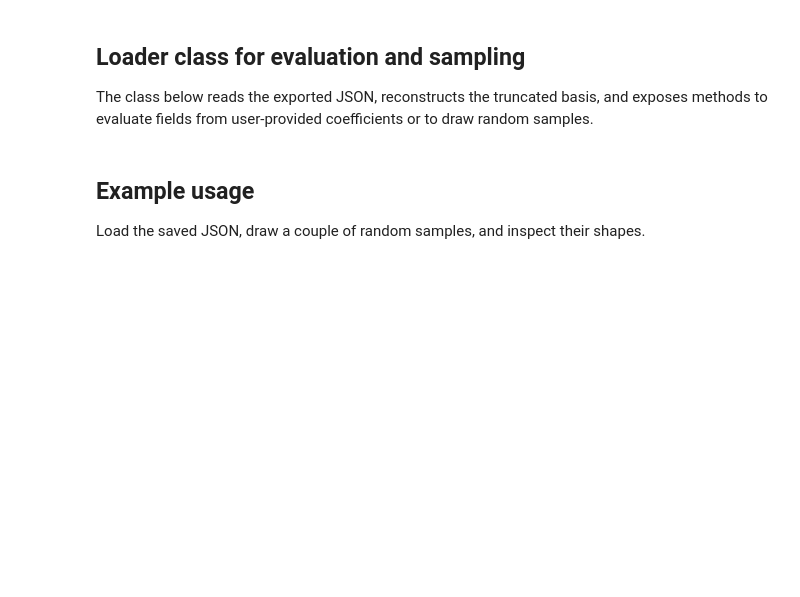
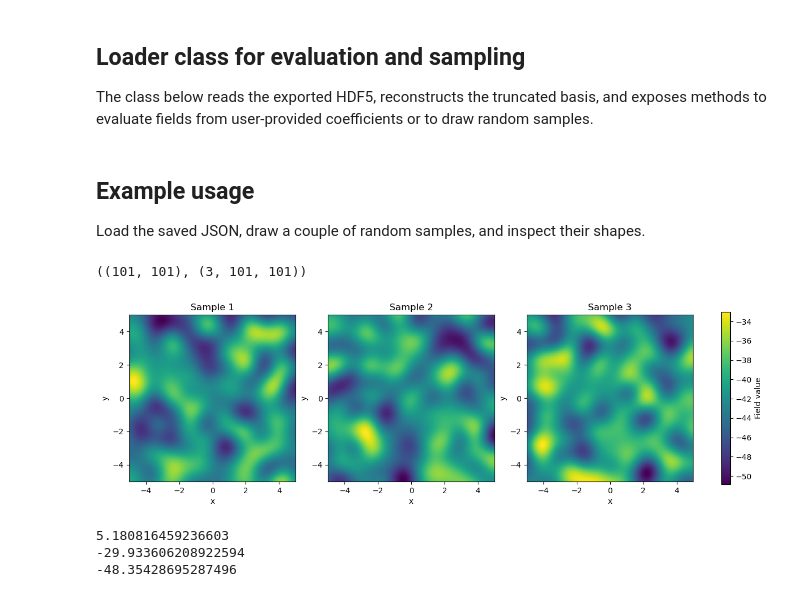
Before and after one commit to Beremi/KL_decomposition, a Jupyter notebook: square_exponential_decomposition.ipynb, the cells around one changed output. Cells and saved outputs as stored; diff of their text form; code cells hidden in the pictures; blank space fills up the shorter version.

```diff
--- a/square_exponential_decomposition.ipynb
+++ b/square_exponential_decomposition.ipynb
@@ -99,7 +156,7 @@ out_path
 # %% [markdown]
 
 ## Loader class for evaluation and sampling
-The class below reads the exported JSON, reconstructs the truncated basis, and exposes methods to evaluate fields from user-provided coefficients or to draw random samples.
+The class below reads the exported HDF5, reconstructs the truncated basis, and exposes methods to evaluate fields from user-provided coefficients or to draw random samples.
 # %%
 
 class SquareExponentialField:
@@ -116,17 +173,14 @@ class SquareExponentialField:
         self.grid_shape = (len(self.grid_x), len(self.grid_y))
 
     @classmethod
-    def from_json(cls, path):
-        with Path(path).open() as f:
-            data = json.load(f)
-        eigenvectors = np.asarray(data["eigenvectors"], dtype=float)
-        return cls(
-            mean=data["mean"],
-            eigenvalues=data["eigenvalues"],
-            eigenvectors=eigenvectors,
-            grid_x=data["grid_x"],
-            grid_y=data["grid_y"],
-        )
+    def from_hdf5(cls, path):
+        with h5py.File(path, "r") as f:
+            mean = f.attrs["mean"]
+            eigenvalues = f["eigenvalues"][:]
+            eigenvectors = f["eigenvectors"][:]
+            grid_x = f["grid_x"][:]
+            grid_y = f["grid_y"][:]
+        return cls(mean=mean, eigenvalues=eigenvalues, eigenvectors=eigenvectors, grid_x=grid_x, grid_y=grid_y)
 
     def evaluate(self, coefficients=None):
         """Evaluate the truncated expansion on the stored grid.
@@ -168,13 +222,46 @@ class SquareExponentialField:
 ## Example usage
 Load the saved JSON, draw a couple of random samples, and inspect their shapes.
 # %%
-
-field = SquareExponentialField.from_json("data/square_exponential_decomposition.json")
+import h5py
+import numpy as np
+field = SquareExponentialField.from_hdf5("data/square_exponential_decomposition.h5")
 
 # Evaluate the mean field (all coefficients zero)
 mean_field = field.evaluate()
-
+extent = (-5.0, 5.0)
 # Draw a few random samples
 few_samples = field.sample(n_samples=3, rng=0)
 
 mean_field.shape, few_samples.shape
+# %% [output]
+((101, 101), (3, 101, 101))
+# %%
+import matplotlib.pyplot as plt
+
+fig, axes = plt.subplots(1, few_samples.shape[0], figsize=(4 * few_samples.shape[0], 4), constrained_layout=True)
+axes = np.atleast_1d(axes)
+
+for idx, (ax, sample) in enumerate(zip(axes, few_samples)):
+    im = ax.imshow(
+        sample,
+        origin="lower",
+        extent=(extent[0], extent[1], extent[0], extent[1]),
+        cmap="viridis"
+    )
+    ax.set_title(f"Sample {idx + 1}")
+    ax.set_xlabel("x")
+    ax.set_ylabel("y")
+
+fig.colorbar(im, ax=axes, shrink=0.8, label="Field value")
+plt.show()
+# %% [output]
+[figure, added]
+# %%
+print((np.log(1e-12)-np.log(1e-21))/4)
+
+print((np.log(1e-13)))
+print((np.log(1e-21)))
+# %% [output]
+5.180816459236603
+-29.933606208922594
+-48.35428695287496
```
Also changed, not shown: parts of 10 cells of this notebook, 1 other file.
